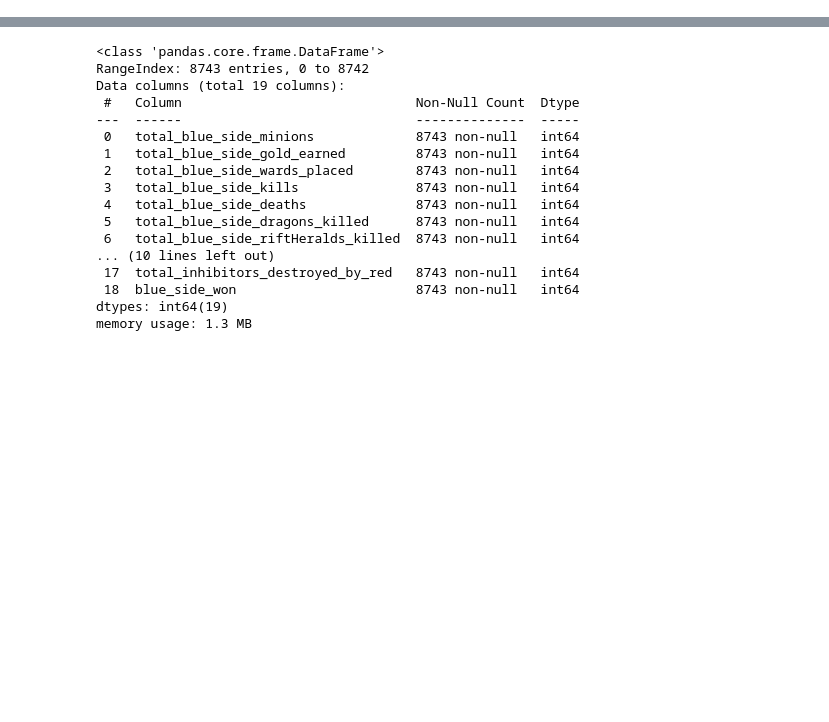
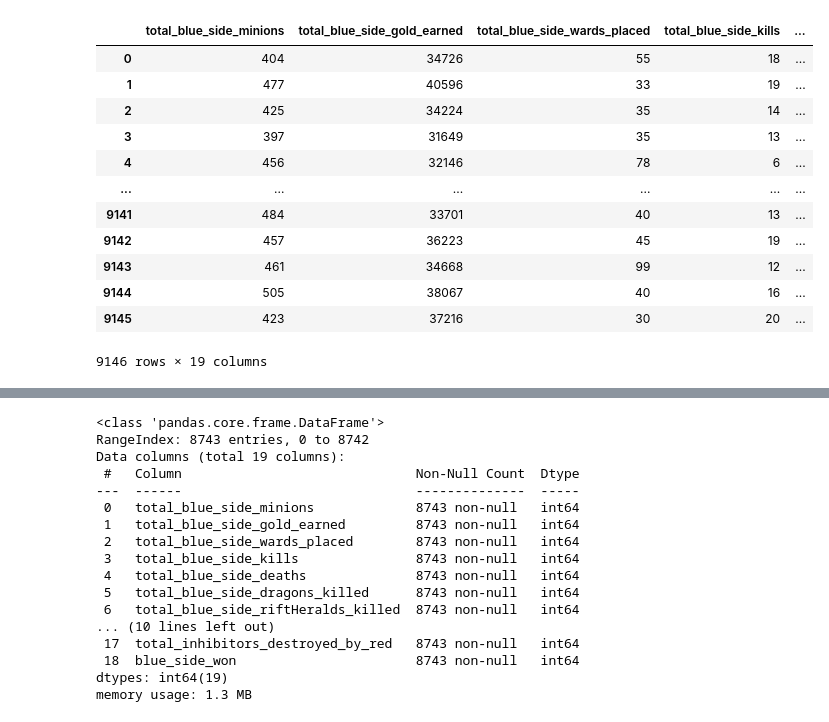
Before and after one commit to mohammad20306/Dissertation, a Jupyter notebook: twenty_mins_ml.ipynb, the cells around one changed output, grey strips where cells are left out. Cells and saved outputs as stored; diff of their text form; code cells hidden in the pictures; blank space fills up the shorter version.

Commit message:
got end game data for low rank players and removed unneccessary files

```diff
--- a/twenty_mins_ml.ipynb
+++ b/twenty_mins_ml.ipynb
@@ -41,3 +57,19 @@ low_rank_twenty_df=low_rank_twenty_df.drop(['Unnamed: 0'], axis=1)
+# %%
+low_rank_twenty_df
+# %% [output]
+|  | total_blue_side_minions | total_blue_side_gold_earned | total_blue_side_wards_placed | total_blue_side_kills | ... |
+| 0 | 404 | 34726 | 55 | 18 | ... |
+| 1 | 477 | 40596 | 33 | 19 | ... |
+| 2 | 425 | 34224 | 35 | 14 | ... |
+| 3 | 397 | 31649 | 35 | 13 | ... |
+| 4 | 456 | 32146 | 78 | 6 | ... |
+| ... | ... | ... | ... | ... | ... |
+| 9141 | 484 | 33701 | 40 | 13 | ... |
+| 9142 | 457 | 36223 | 45 | 19 | ... |
+| 9143 | 461 | 34668 | 99 | 12 | ... |
+| 9144 | 505 | 38067 | 40 | 16 | ... |
+| 9145 | 423 | 37216 | 30 | 20 | ... |
+9146 rows × 19 columns
 # %%
 #drop the column 'unnamed: 0' from the dataset.
 df=df.drop(['Unnamed: 0'], axis=1)
```
Also changed, not shown: parts of 5 cells of this notebook, 4 other files.
